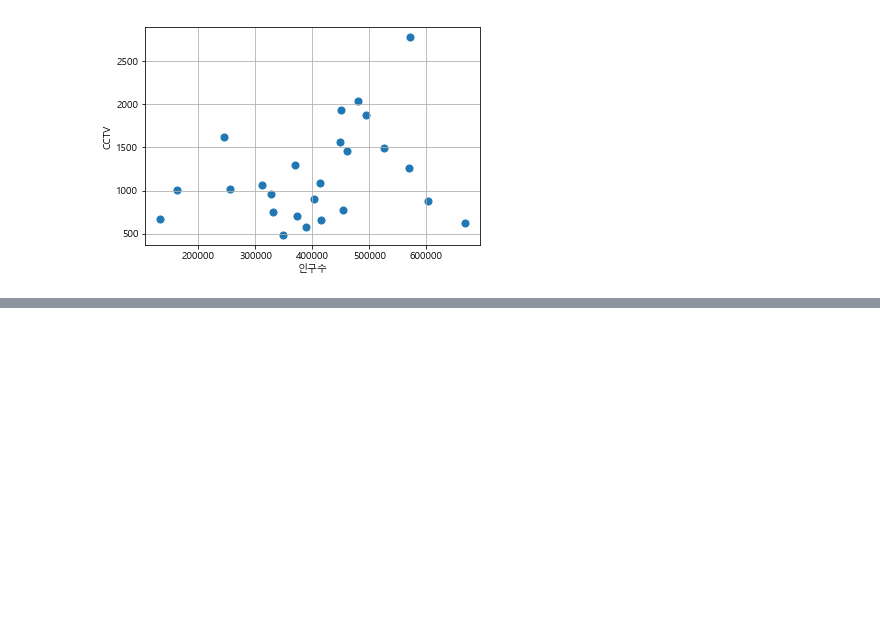
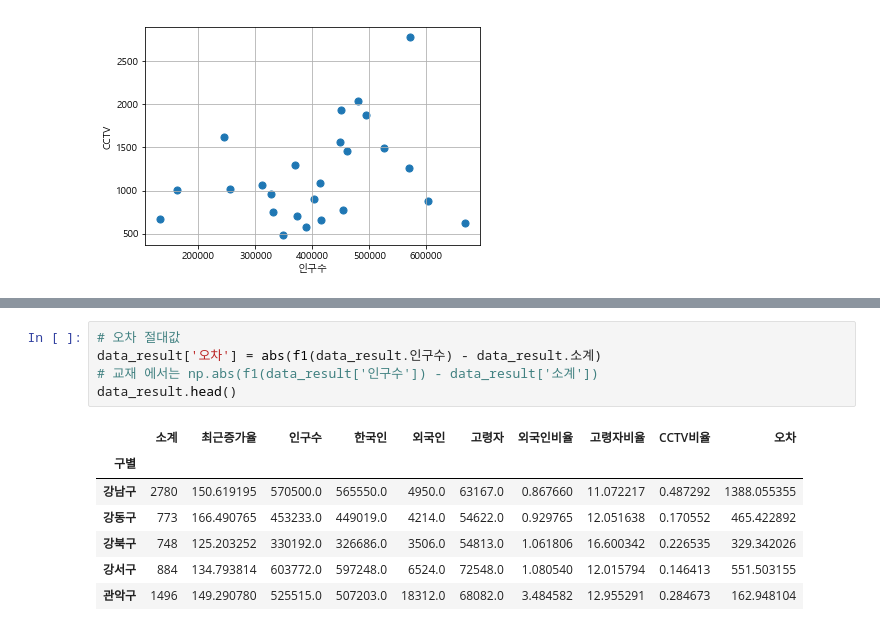
Before and after one commit to namsoojang/Play_with_Data_3rd, a Jupyter notebook: 1.CCTV/1장 CCTV.ipynb, the cells around one changed output, grey strips where cells are left out. Saved outputs shown, nothing was run; the diff lists cells and outputs as text; blank space fills up the shorter version.

```diff
--- a/1.CCTV/1장 CCTV.ipynb
+++ b/1.CCTV/1장 CCTV.ipynb
@@ -433,0 +487,13 @@ plt.grid()
+# %%
+# 오차 절대값
+data_result['오차'] = abs(f1(data_result.인구수) - data_result.소계)
+# 교재 에서는 np.abs(f1(data_result['인구수']) - data_result['소계'])
+data_result.head()
+# %% [output]
+|  | 소계 | 최근증가율 | 인구수 | 한국인 | 외국인 | 고령자 | 외국인비율 | 고령자비율 | CCTV비율 | 오차 |
+| 구별 |  |  |  |  |  |  |  |  |  |  |
+| 강남구 | 2780 | 150.619195 | 570500.0 | 565550.0 | 4950.0 | 63167.0 | 0.867660 | 11.072217 | 0.487292 | 1388.055355 |
+| 강동구 | 773 | 166.490765 | 453233.0 | 449019.0 | 4214.0 | 54622.0 | 0.929765 | 12.051638 | 0.170552 | 465.422892 |
+| 강북구 | 748 | 125.203252 | 330192.0 | 326686.0 | 3506.0 | 54813.0 | 1.061806 | 16.600342 | 0.226535 | 329.342026 |
+| 강서구 | 884 | 134.793814 | 603772.0 | 597248.0 | 6524.0 | 72548.0 | 1.080540 | 12.015794 | 0.146413 | 551.503155 |
+| 관악구 | 1496 | 149.290780 | 525515.0 | 507203.0 | 18312.0 | 68082.0 | 3.484582 | 12.955291 | 0.284673 | 162.948104 |
```
Also changed, not shown: parts of 15 cells of this notebook, 3 other files.
